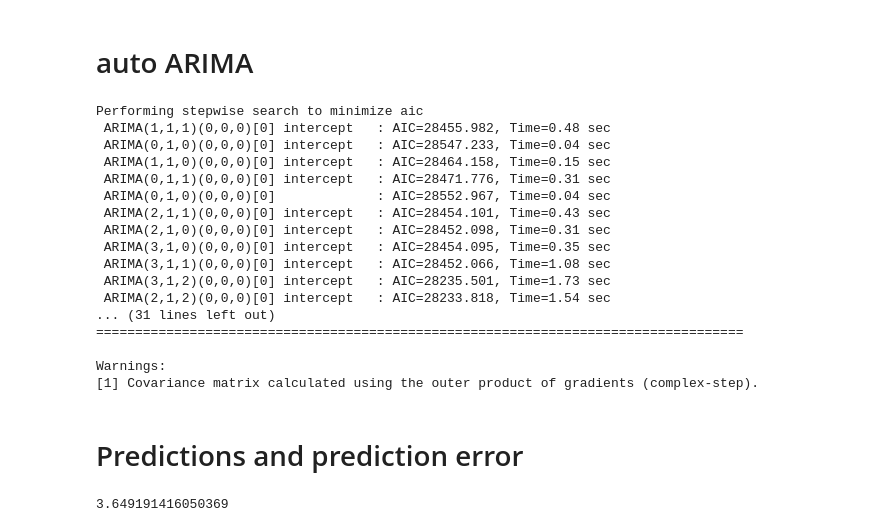
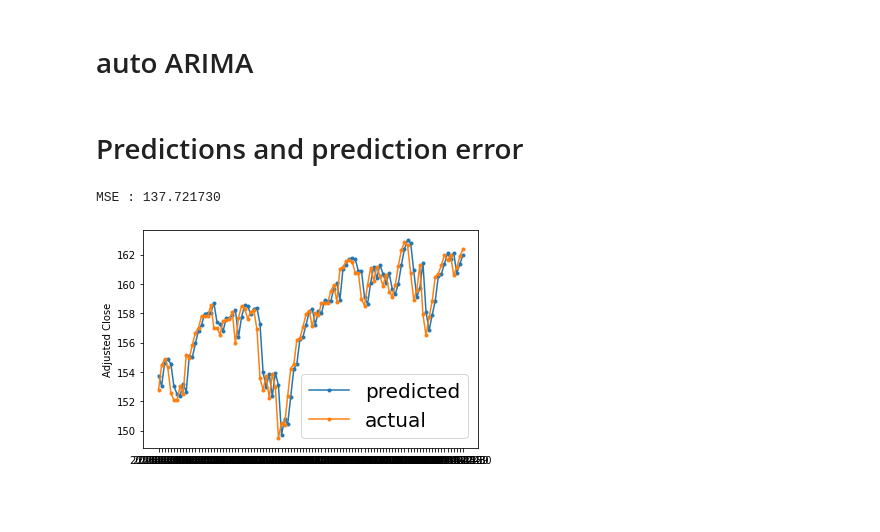
Before and after one commit to leemjin/551_final_project, a Jupyter notebook: analysis/ARIMA.ipynb, the cells around one changed output. Cells and saved outputs as stored; diff of their text form; code cells hidden in the pictures; blank space fills up the shorter version.

Commit message:
ARIMA V2
added function for prediction, plot and MSE

```diff
--- a/analysis/ARIMA.ipynb
+++ b/analysis/ARIMA.ipynb
@@ -10,7 +16,7 @@ spy = pd.read_csv('spy_processed.csv')
 # %%
 #spy.head()
 # %%
-cp = spy.iloc[:,[0,6,7]]
+cp = spy.iloc[:,[0,6,7,11]]
 cp = cp.rename({'Close' : 'clo', 'Adj Close' : 'adc', 'Unnamed: 0.1' : 'no'}, axis =1 )
 # %% [markdown]
 # find order of differencing -- d
@@ -115,55 +74,40 @@ import pmdarima as pm
 # %%
-model = pm.auto_arima(cp.adc, start_p=1, start_q=1,
-                      test='adf',       # use adftest to find optimal 'd'
-                      max_p=3, max_q=3, # maximum p and q
-                      m=1,              # frequency of series
-                      d=None,           # let model determine 'd'
-                      seasonal=False,   # No Seasonality
-                      start_P=0,
-                      D=0,
-                      trace=True,
-                      error_action='ignore',
-                      suppress_warnings=True,
-                      stepwise=True)
+model_auto = pm.auto_arima(cp.ret, start_p = 1, start_q = 1,
+                      test = 'adf',
+                      max_p = 3, max_q = 3,
+                      m = 1,
+                      d = None,
+                      seasonal = False,
+                      start_P = 0,
+                      D = 0,
+                      trace = True,
+                      error_action = 'ignore',
+                      suppress_warnings = True,
+                      stepwise = True)
 
-print(model.summary())
+print(model_auto.summary())
-# %% [output]
-Performing stepwise search to minimize aic
- ARIMA(1,1,1)(0,0,0)[0] intercept   : AIC=28455.982, Time=0.48 sec
- ARIMA(0,1,0)(0,0,0)[0] intercept   : AIC=28547.233, Time=0.04 sec
- ARIMA(1,1,0)(0,0,0)[0] intercept   : AIC=28464.158, Time=0.15 sec
- ARIMA(0,1,1)(0,0,0)[0] intercept   : AIC=28471.776, Time=0.31 sec
- ARIMA(0,1,0)(0,0,0)[0]             : AIC=28552.967, Time=0.04 sec
- ARIMA(2,1,1)(0,0,0)[0] intercept   : AIC=28454.101, Time=0.43 sec
- ARIMA(2,1,0)(0,0,0)[0] intercept   : AIC=28452.098, Time=0.31 sec
- ARIMA(3,1,0)(0,0,0)[0] intercept   : AIC=28454.095, Time=0.35 sec
- ARIMA(3,1,1)(0,0,0)[0] intercept   : AIC=28452.066, Time=1.08 sec
- ARIMA(3,1,2)(0,0,0)[0] intercept   : AIC=28235.501, Time=1.73 sec
- ARIMA(2,1,2)(0,0,0)[0] intercept   : AIC=28233.818, Time=1.54 sec
-... (31 lines left out)
-===================================================================================
-
-Warnings:
-[1] Covariance matrix calculated using the outer product of gradients (complex-step).
 # %% [markdown]
 # Predictions and prediction error
 # %%
-size = 100
-train, test = cp.adc[5000:5500], cp.adc[5501:5601]
+###### TEST --  DELETE in final version
+
+begin_ind = 5000
+n = 100
+lag = 50
+
+train = cp.adc[begin_ind - lag : begin_ind]
+test = cp.adc[begin_ind + 1 : begin_ind + n]
 history = [x for x in train]
 predictions = list()
+actual = list()
 
 # walk-forward validation
-for t in range(len(test)):
-    model = ARIMA(history, order=(2,1,2))
+for t in range(n):
+    model = ARIMA(history, order=(1,0,2))
     model_fit = model.fit()
     output = model_fit.forecast()
     yhat = output[0]
     predictions.append(yhat)
-    obs = test[t + 5501]
+    obs = cp.adc[begin_ind + t]
+    actual.append(obs)
     history.append(obs)
-    #print('predicted=%f, expected=%f' % (yhat, obs))
-# %%
-mean_squared_error(test, predictions)
-# %% [output]
-3.649191416050369
@@ -169,0 +157,7 @@ mean_squared_error(test, predictions)
+# %%
+with warnings.catch_warnings():
+    warnings.simplefilter("ignore")
+    res = arima_predictions(100, 5000, 50, show_plot = True)
+# %% [output]
+MSE : 137.721730
+[figure, added]
```
Also changed, not shown: parts of 15 cells of this notebook.
